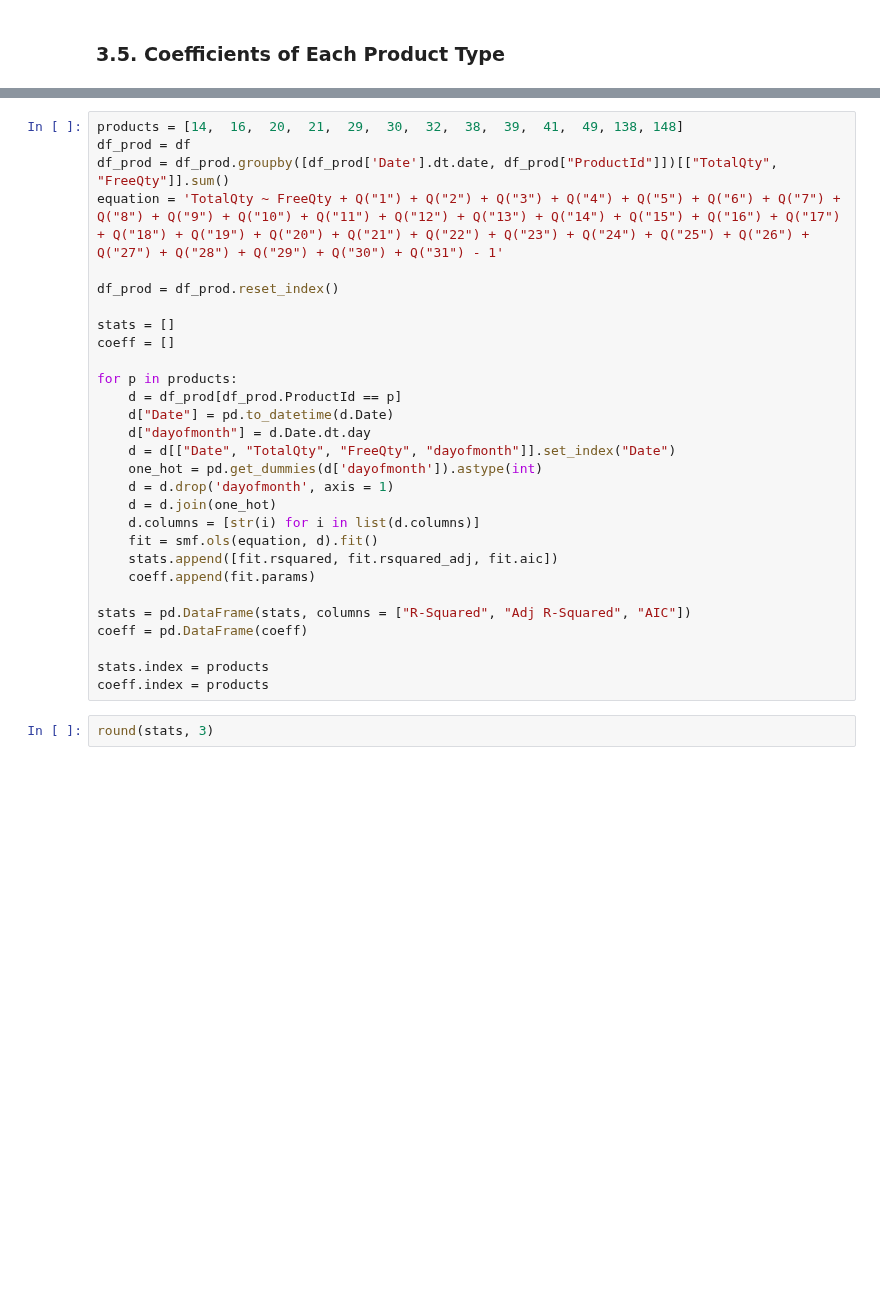
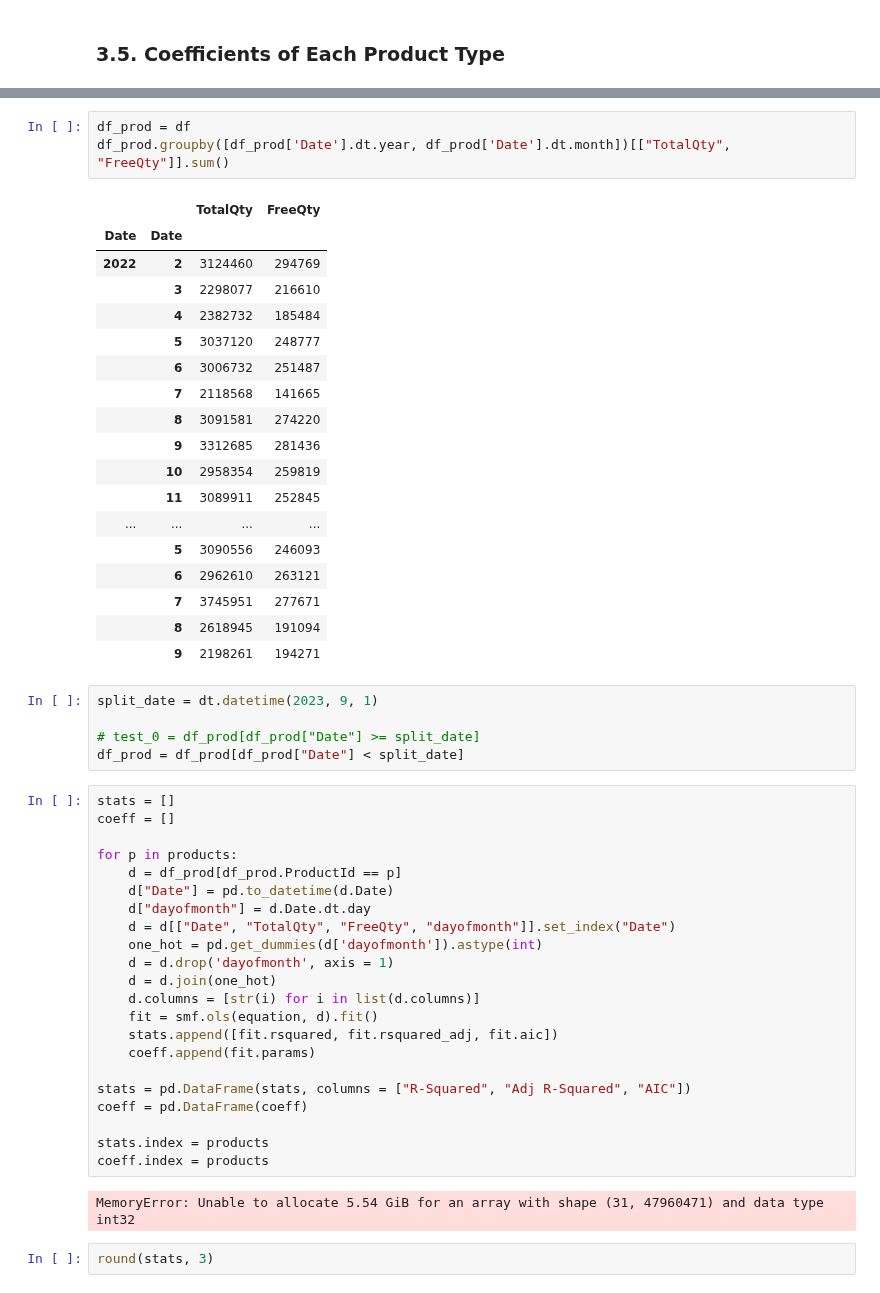
Before and after one commit to ayigitdogan/PharmaProject, a Jupyter notebook: IE492 - Pharma Project.ipynb, the cells around one changed output, grey strips where cells are left out. Drawn from its saved outputs; the diff is of its cells as text; blank space fills up the shorter version.

```diff
--- a/IE492 - Pharma Project.ipynb
+++ b/IE492 - Pharma Project.ipynb
@@ -329,11 +336,31 @@ strong multicollinearity or other numerical problems.
+# %%
+df_prod = df
+df_prod.groupby([df_prod['Date'].dt.year, df_prod['Date'].dt.month])[["TotalQty", "FreeQty"]].sum()
+# %% [output]
+|  |  | TotalQty | FreeQty |
+| Date | Date |  |  |
+| 2022 | 2 | 3124460 | 294769 |
+|  | 3 | 2298077 | 216610 |
+|  | 4 | 2382732 | 185484 |
+|  | 5 | 3037120 | 248777 |
+|  | 6 | 3006732 | 251487 |
+|  | 7 | 2118568 | 141665 |
+|  | 8 | 3091581 | 274220 |
+|  | 9 | 3312685 | 281436 |
+|  | 10 | 2958354 | 259819 |
+|  | 11 | 3089911 | 252845 |
+| ... | ... | ... | ... |
+|  | 5 | 3090556 | 246093 |
+|  | 6 | 2962610 | 263121 |
+|  | 7 | 3745951 | 277671 |
+|  | 8 | 2618945 | 191094 |
+|  | 9 | 2198261 | 194271 |
+# %%
+split_date = dt.datetime(2023, 9, 1)
+
+# test_0 = df_prod[df_prod["Date"] >= split_date]
+df_prod = df_prod[df_prod["Date"] < split_date]
 # %%
-products = [14,  16,  20,  21,  29,  30,  32,  38,  39,  41,  49, 138, 148]
-df_prod = df
-df_prod = df_prod.groupby([df_prod['Date'].dt.date, df_prod["ProductId"]])[["TotalQty", "FreeQty"]].sum()
-equation = 'TotalQty ~ FreeQty + Q("1") + Q("2") + Q("3") + Q("4") + Q("5") + Q("6") + Q("7") + Q("8") + Q("9") + Q("10") + Q("11") + Q("12") + Q("13") + Q("14") + Q("15") + Q("16") + Q("17") + Q("18") + Q("19") + Q("20") + Q("21") + Q("22") + Q("23") + Q("24") + Q("25") + Q("26") + Q("27") + Q("28") + Q("29") + Q("30") + Q("31") - 1'
-
-df_prod = df_prod.reset_index()
-
 stats = []
 coeff = []
 
@@ -355,6 +382,8 @@ coeff = pd.DataFrame(coeff)
 
 stats.index = products
 coeff.index = products
+# %% [output]
+MemoryError: Unable to allocate 5.54 GiB for an array with shape (31, 47960471) and data type int32
 # %%
 round(stats, 3)
 # %% [output]
```
Also changed, not shown: parts of 6 cells of this notebook.
